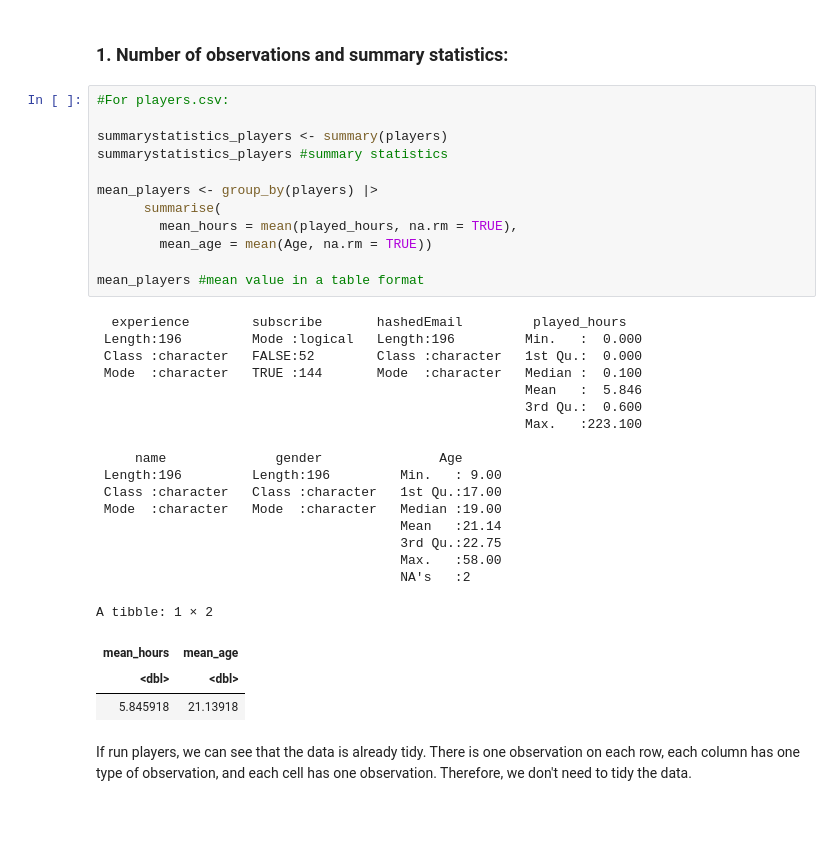
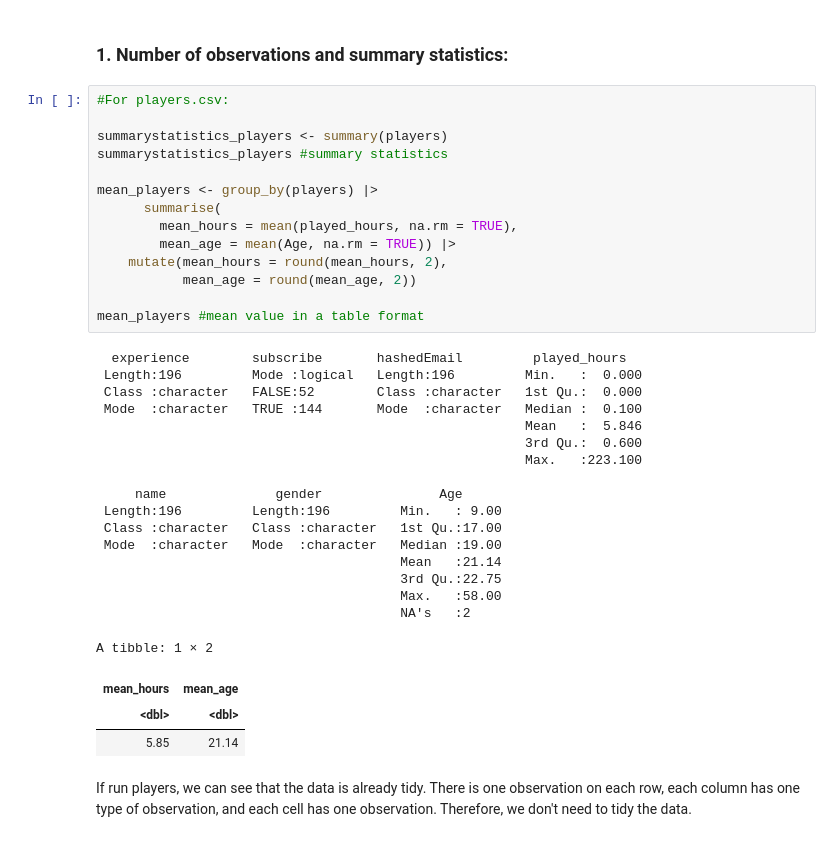
Before and after one commit to calentynes/indrepo, a Jupyter notebook: project.ipynb, the cells around one changed output. Cells and saved outputs as stored; diff of their text form.

Commit message:
V3.0
Final version. Fixed up some language and issues and rounded some numbers.

```diff
--- a/project.ipynb
+++ b/project.ipynb
@@ -42,35 +42,37 @@ dbl (2): original_start_time, original_end_time
 #For players.csv:
 
 summarystatistics_players <- summary(players)
 summarystatistics_players #summary statistics
 
 mean_players <- group_by(players) |>
       summarise(
         mean_hours = mean(played_hours, na.rm = TRUE),
-        mean_age = mean(Age, na.rm = TRUE))
+        mean_age = mean(Age, na.rm = TRUE)) |>
+    mutate(mean_hours = round(mean_hours, 2),
+           mean_age = round(mean_age, 2))
 
 mean_players #mean value in a table format
 # %% [output]
   experience        subscribe       hashedEmail         played_hours
  Length:196         Mode :logical   Length:196         Min.   :  0.000
  Class :character   FALSE:52        Class :character   1st Qu.:  0.000
  Mode  :character   TRUE :144       Mode  :character   Median :  0.100
                                                        Mean   :  5.846
                                                        3rd Qu.:  0.600
                                                        Max.   :223.100
 
      name              gender               Age
  Length:196         Length:196         Min.   : 9.00
  Class :character   Class :character   1st Qu.:17.00
  Mode  :character   Mode  :character   Median :19.00
                                        Mean   :21.14
                                        3rd Qu.:22.75
                                        Max.   :58.00
                                        NA's   :2
 A tibble: 1 × 2
 | mean_hours | mean_age |
 | <dbl> | <dbl> |
-| 5.845918 | 21.13918 |
+| 5.85 | 21.14 |
 # %% [markdown]
 If run players, we can see that the data is already tidy. There is one observation on each row, each column has one type of observation, and each cell has one observation. Therefore, we don't need to tidy the data.
 # %%
```
Also changed, not shown: parts of 2 cells of this notebook.
